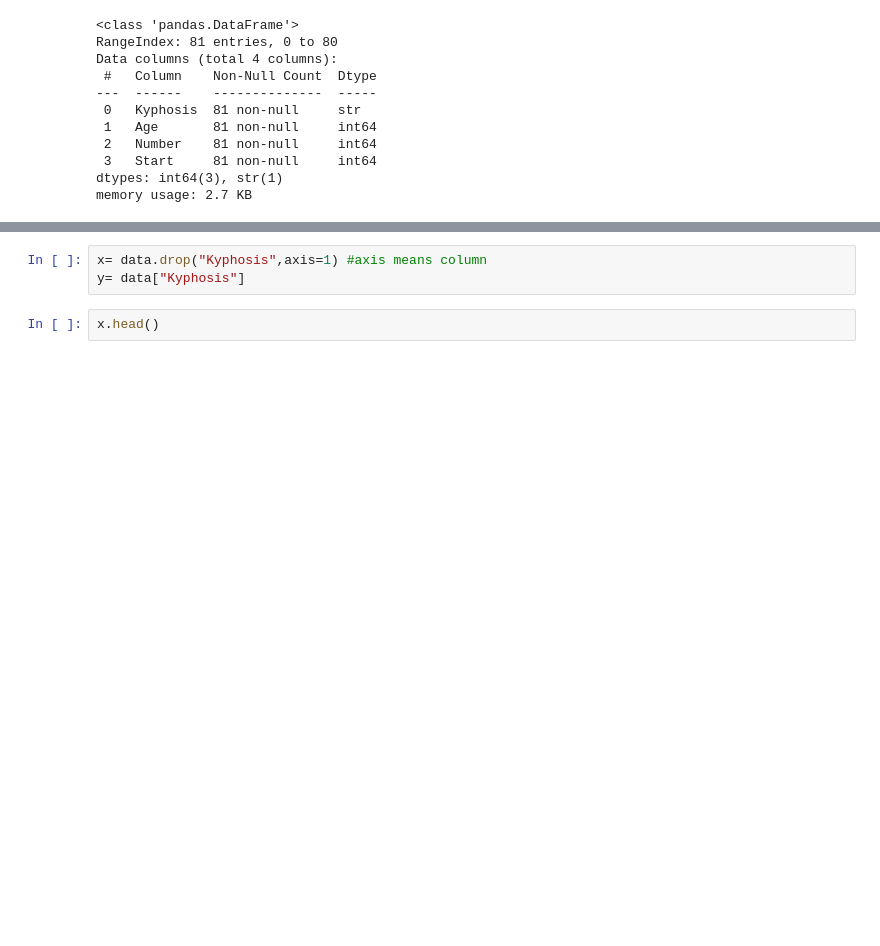
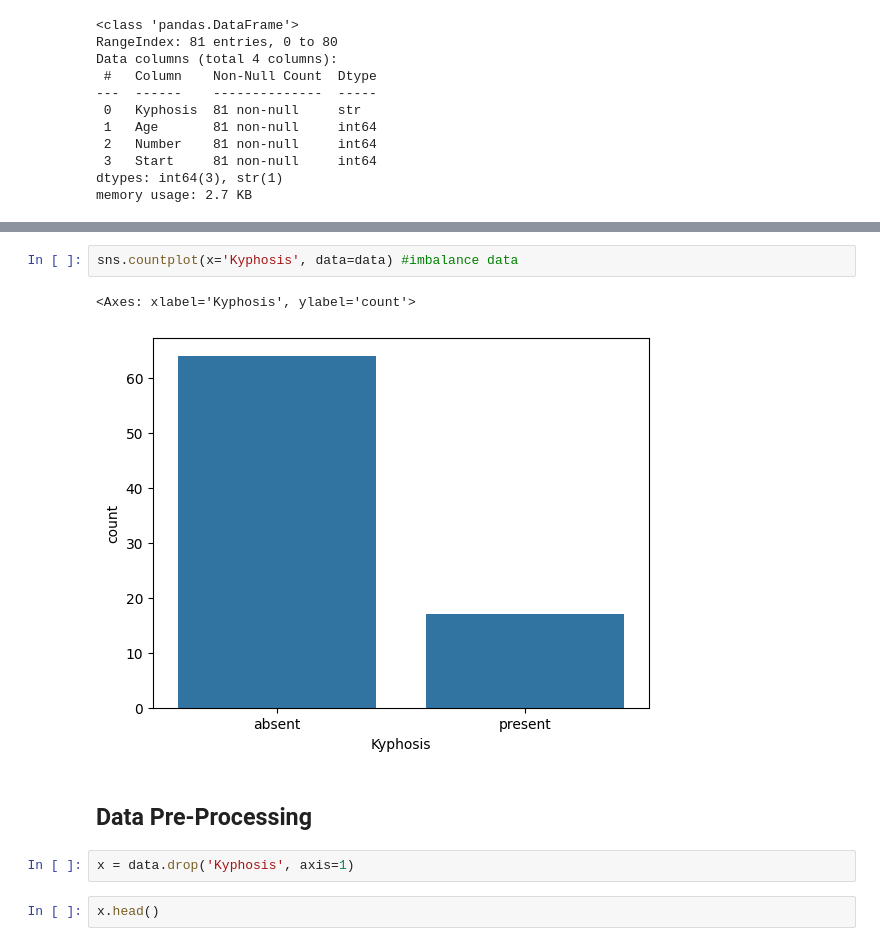
Before and after one commit to savandikodithuwakku/Machine-learning, a Jupyter notebook: Naive Bayes/naiveBayes.ipynb, the cells around one changed output, grey strips where cells are left out. Saved outputs shown, nothing was run; the diff lists cells and outputs as text; blank space fills up the shorter version.

```diff
--- a/Naive Bayes/naiveBayes.ipynb
+++ b/Naive Bayes/naiveBayes.ipynb
@@ -32,6 +62,12 @@ memory usage: 2.7 KB
+# %%
+sns.countplot(x='Kyphosis', data=data) #imbalance data
+# %% [output]
+<Axes: xlabel='Kyphosis', ylabel='count'>
+[figure, added]
+# %% [markdown]
+## Data Pre-Processing
 # %%
-x= data.drop("Kyphosis",axis=1) #axis means column
-y= data["Kyphosis"]
+x = data.drop('Kyphosis', axis=1)
 # %%
 x.head()
 # %% [output]
```
Also changed, not shown: parts of 26 cells of this notebook, 4 other files.
